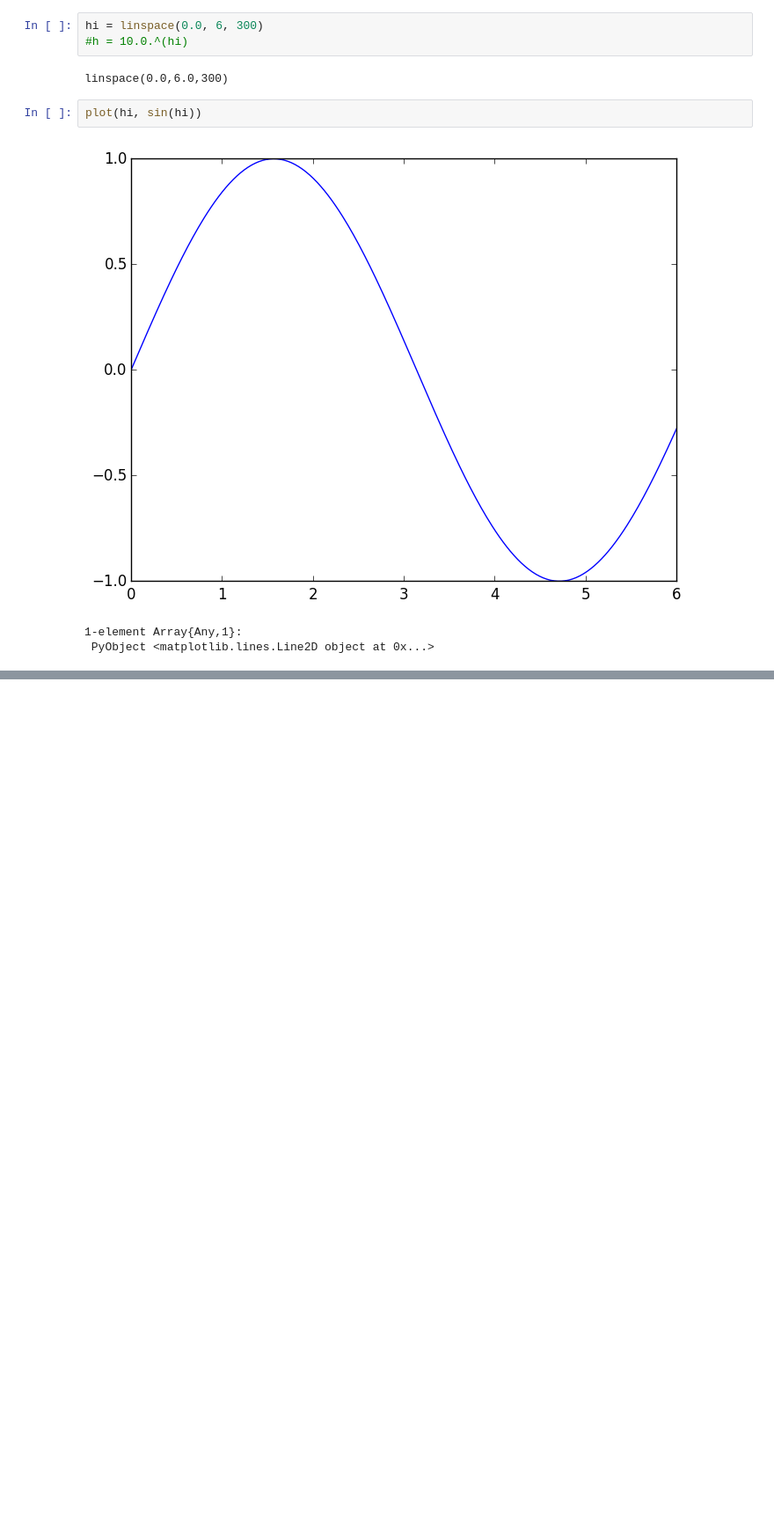
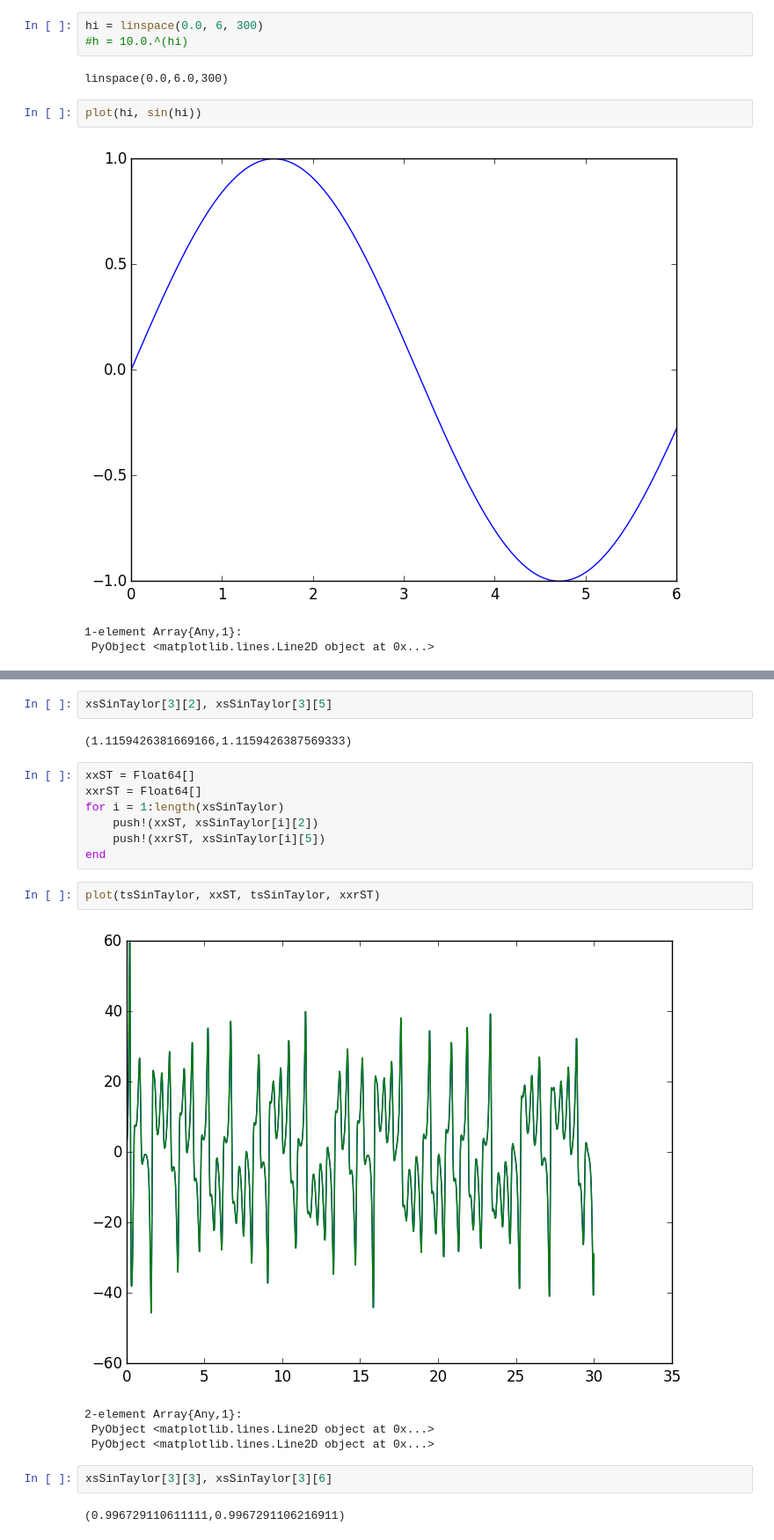
Before and after one commit to ignacio-vc/ChaosCrypto, a Jupyter notebook: wip/Caos_ej3_YY.ipynb, the cells around one changed output, grey strips where cells are left out. Shown at 88% size. Cells and saved outputs as stored; diff of their text form; blank space fills up the shorter version.

```diff
--- a/wip/Caos_ej3_YY.ipynb
+++ b/wip/Caos_ej3_YY.ipynb
@@ -293,0 +223,22 @@ using PyPlot
+# %%
+xsSinTaylor[3][2], xsSinTaylor[3][5]
+# %% [output]
+(1.1159426381669166,1.1159426387569333)
+# %%
+xxST = Float64[]
+xxrST = Float64[]
+for i = 1:length(xsSinTaylor)
+    push!(xxST, xsSinTaylor[i][2])
+    push!(xxrST, xsSinTaylor[i][5])
+end
+# %%
+plot(tsSinTaylor, xxST, tsSinTaylor, xxrST)
+# %% [output]
+[figure, added]
+2-element Array{Any,1}:
+ PyObject <matplotlib.lines.Line2D object at 0x...>
+ PyObject <matplotlib.lines.Line2D object at 0x...>
+# %%
+xsSinTaylor[3][3], xsSinTaylor[3][6]
+# %% [output]
+(0.996729110611111,0.9967291106216911)
```
Also changed, not shown: parts of 29 cells of this notebook.
